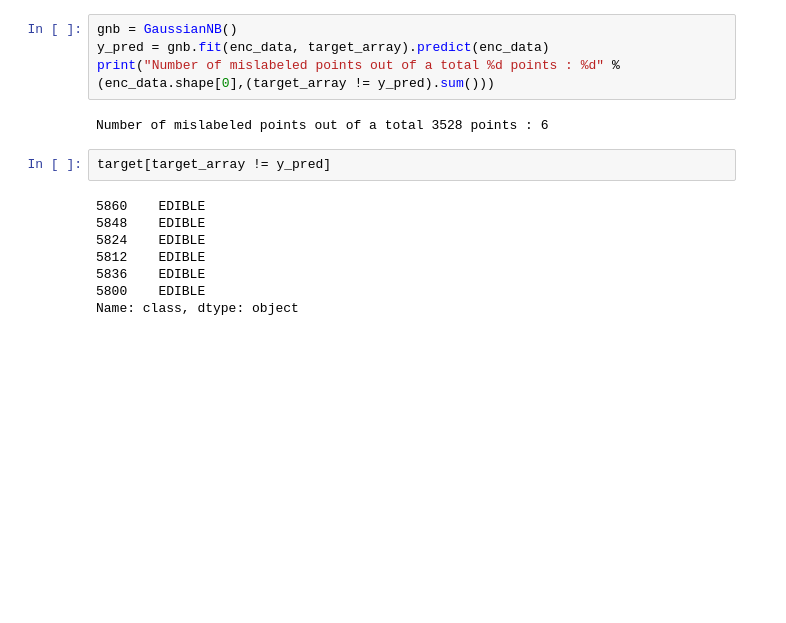
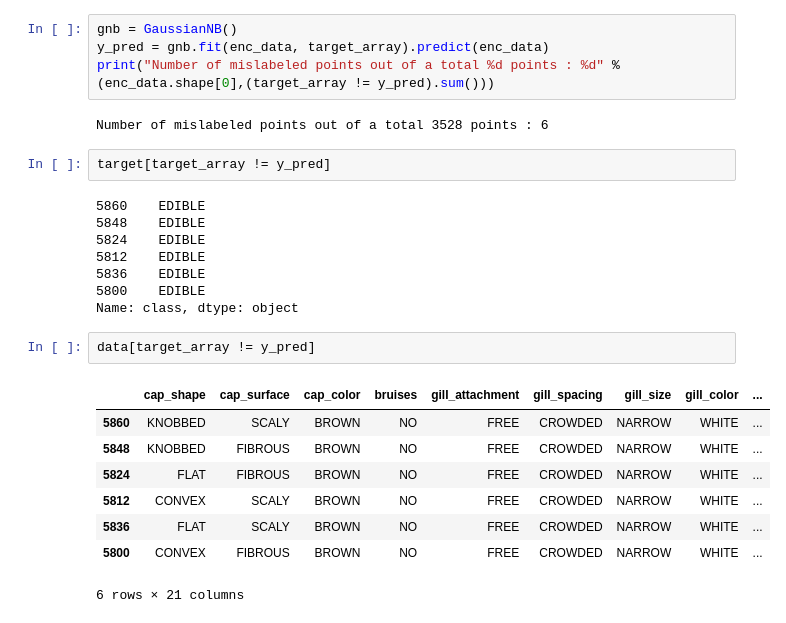
Before and after one commit to landonbar/mushroom_springboard, a Jupyter notebook: mushroom_naive_bayes.ipynb, the cells around one changed output. Drawn from its saved outputs; the diff is of its cells as text; blank space fills up the shorter version.

```diff
--- a/mushroom_naive_bayes.ipynb
+++ b/mushroom_naive_bayes.ipynb
@@ -311,3 +311,14 @@ target[target_array != y_pred]
 5836    EDIBLE
 5800    EDIBLE
 Name: class, dtype: object
+# %%
+data[target_array != y_pred]
+# %% [output]
+|  | cap_shape | cap_surface | cap_color | bruises | gill_attachment | gill_spacing | gill_size | gill_color | ... |
+| 5860 | KNOBBED | SCALY | BROWN | NO | FREE | CROWDED | NARROW | WHITE | ... |
+| 5848 | KNOBBED | FIBROUS | BROWN | NO | FREE | CROWDED | NARROW | WHITE | ... |
+| 5824 | FLAT | FIBROUS | BROWN | NO | FREE | CROWDED | NARROW | WHITE | ... |
+| 5812 | CONVEX | SCALY | BROWN | NO | FREE | CROWDED | NARROW | WHITE | ... |
+| 5836 | FLAT | SCALY | BROWN | NO | FREE | CROWDED | NARROW | WHITE | ... |
+| 5800 | CONVEX | FIBROUS | BROWN | NO | FREE | CROWDED | NARROW | WHITE | ... |
+6 rows × 21 columns
```
Also changed, not shown: parts of 5 cells of this notebook.
